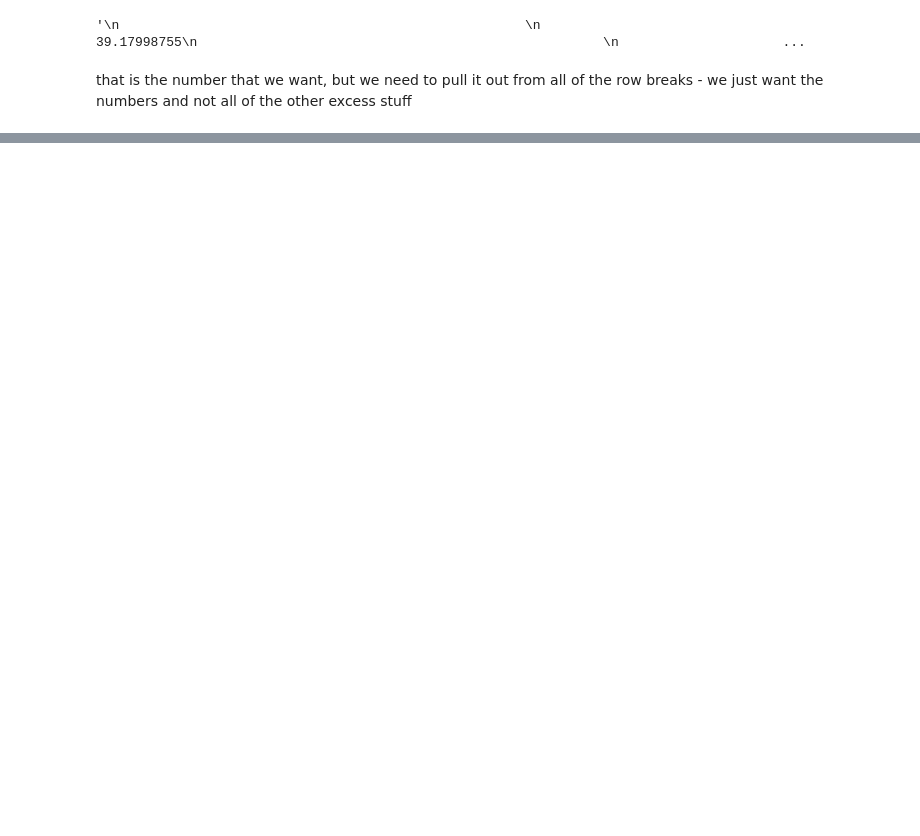
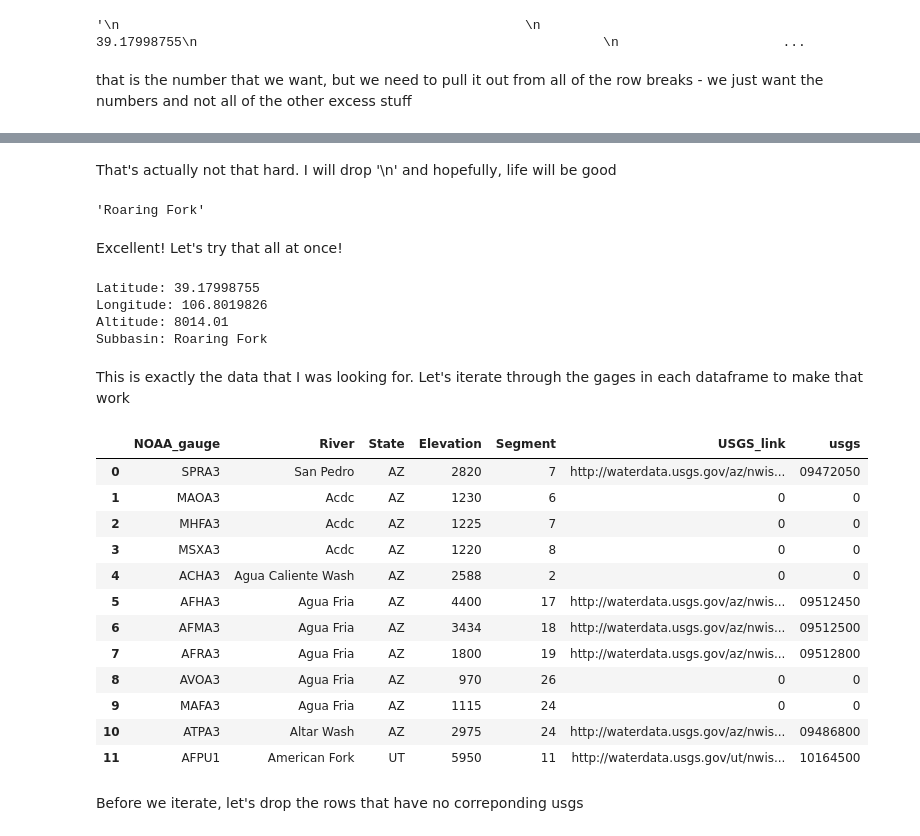
Before and after one commit to sjrekuc/rivermaps, a Jupyter notebook: future/USGS_details.ipynb, the cells around one changed output, grey strips where cells are left out. Drawn from its saved outputs; the diff is of its cells as text; code cells hidden in the pictures; blank space fills up the shorter version.

```diff
--- a/future/USGS_details.ipynb
+++ b/future/USGS_details.ipynb
@@ -120,0 +145,43 @@ for row in rows_sum:
+# %% [markdown]
+That's actually not that hard. I will drop '\n' and hopefully, life will be good
+# %%
+rows_sum[24].td.get_text().replace('\n', '')
+# %% [output]
+'Roaring Fork'
+# %% [markdown]
+Excellent! Let's try that all at once!
+# %%
+for row in rows_sum:
+    if 'Decimal latitude' in row.th.get_text():
+        print("Latitude:", float(re.findall(r'\d+.\d+', row.td.get_text())[0]))
+    elif  'decimal longitude' in row.th.get_text().lower():
+        print("Longitude:", float(re.findall(r'\d+.\d+', row.td.get_text())[0]))
+    elif 'altitude of gage' in row.th.get_text().lower():
+        print("Altitude:", float(re.findall(r'\d+.\d+', row.td.get_text())[0]))
+    elif  'subbasin' in row.th.get_text().lower():
+        print('Subbasin:', row.td.get_text().replace('\n', ''))
+# %% [output]
+Latitude: 39.17998755
+Longitude: 106.8019826
+Altitude: 8014.01
+Subbasin: Roaring Fork
+# %% [markdown]
+This is exactly the data that I was looking for. Let's iterate through the gages in each dataframe to make that work
+# %%
+df.head(12)
+# %% [output]
+|  | NOAA_gauge | River | State | Elevation | Segment | USGS_link | usgs |
+| 0 | SPRA3 | San Pedro | AZ | 2820 | 7 | http://waterdata.usgs.gov/az/nwis... | 09472050 |
+| 1 | MAOA3 | Acdc | AZ | 1230 | 6 | 0 | 0 |
+| 2 | MHFA3 | Acdc | AZ | 1225 | 7 | 0 | 0 |
+| 3 | MSXA3 | Acdc | AZ | 1220 | 8 | 0 | 0 |
+| 4 | ACHA3 | Agua Caliente Wash | AZ | 2588 | 2 | 0 | 0 |
+| 5 | AFHA3 | Agua Fria | AZ | 4400 | 17 | http://waterdata.usgs.gov/az/nwis... | 09512450 |
+| 6 | AFMA3 | Agua Fria | AZ | 3434 | 18 | http://waterdata.usgs.gov/az/nwis... | 09512500 |
+| 7 | AFRA3 | Agua Fria | AZ | 1800 | 19 | http://waterdata.usgs.gov/az/nwis... | 09512800 |
+| 8 | AVOA3 | Agua Fria | AZ | 970 | 26 | 0 | 0 |
+| 9 | MAFA3 | Agua Fria | AZ | 1115 | 24 | 0 | 0 |
+| 10 | ATPA3 | Altar Wash | AZ | 2975 | 24 | http://waterdata.usgs.gov/az/nwis... | 09486800 |
+| 11 | AFPU1 | American Fork | UT | 5950 | 11 | http://waterdata.usgs.gov/ut/nwis... | 10164500 |
+# %% [markdown]
+Before we iterate, let's drop the rows that have no correponding usgs
```
Also changed, not shown: parts of 41 cells of this notebook.
